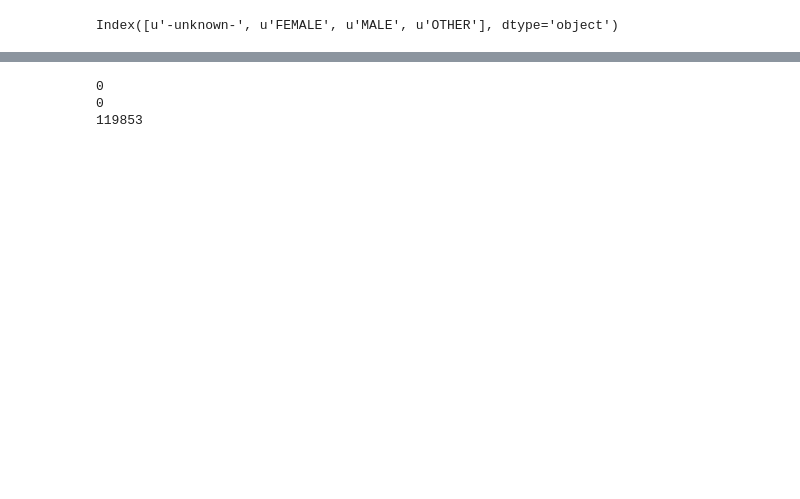
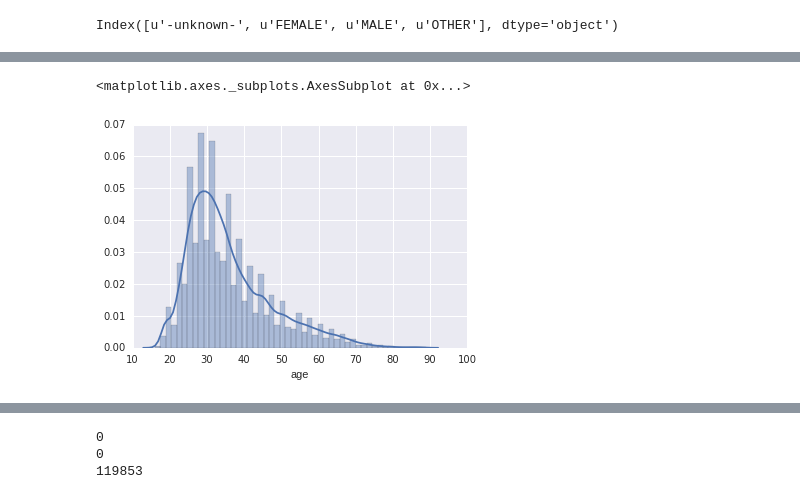
Before and after one commit to ah3200/airbnb-kaggle, a Jupyter notebook: Airbnb-destination-prediction-v5.ipynb, the cells around one changed output, grey strips where cells are left out. Cells and saved outputs as stored; diff of their text form; code cells hidden in the pictures; blank space fills up the shorter version.

```diff
--- a/Airbnb-destination-prediction-v5.ipynb
+++ b/Airbnb-destination-prediction-v5.ipynb
@@ -95,0 +101,5 @@ sns.distplot(users[users.age < 120].age)
+# %%
+sns.distplot(users[(users.age < 90) & (users.age > 15)].age)
+# %% [output]
+<matplotlib.axes._subplots.AxesSubplot at 0x...>
+[figure, added]
```
Also changed, not shown: parts of 93 cells of this notebook.
